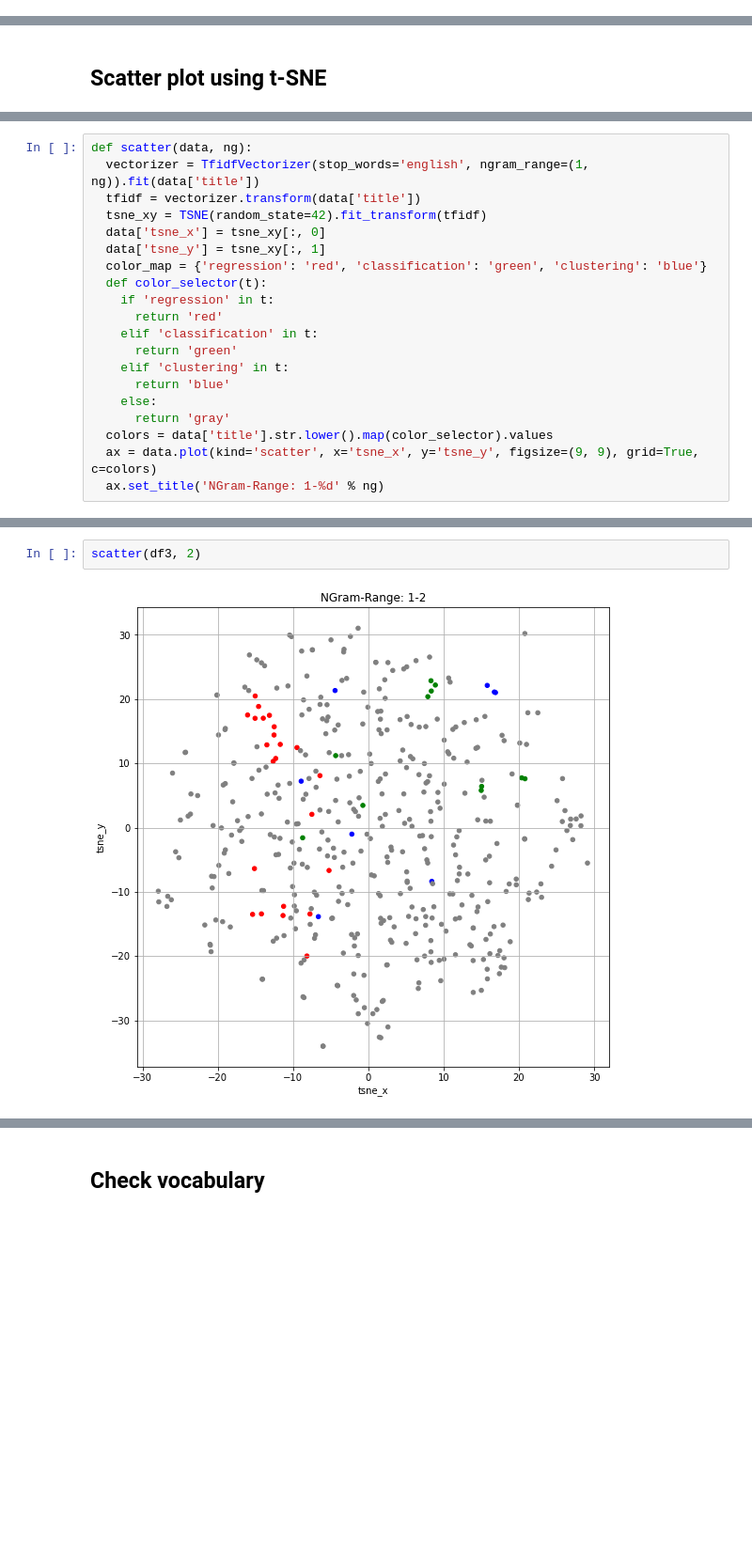
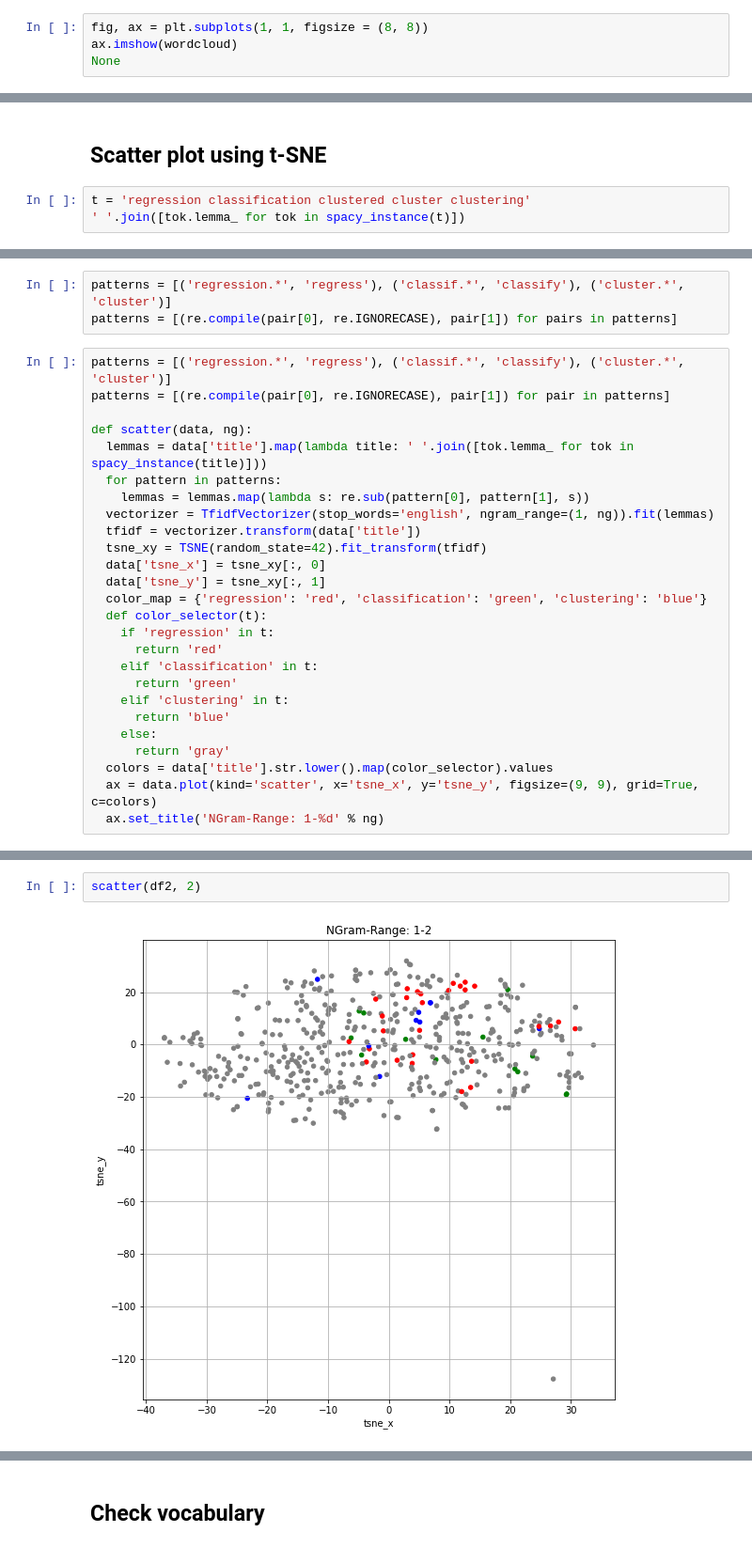
Before and after one commit to sanjaydasgupta/data-mining-of-website-articles, a Jupyter notebook: ml-blogs-eda.ipynb, the cells around one changed output, grey strips where cells are left out. Shown at 94% size. Saved outputs shown, nothing was run; the diff lists cells and outputs as text; blank space fills up the shorter version.

Commit message:
Added word cloud, Spacy, etc.

```diff
--- a/ml-blogs-eda.ipynb
+++ b/ml-blogs-eda.ipynb
@@ -34,0 +64,4 @@ df3 = df2.iloc[:442, :].copy()
+# %%
+fig, ax = plt.subplots(1, 1, figsize = (8, 8))
+ax.imshow(wordcloud)
+None
@@ -35,2 +70,5 @@ df3 = df2.iloc[:442, :].copy()
 # %% [markdown]
 ## Scatter plot using t-SNE
+# %%
+t = 'regression classification clustered cluster clustering'
+' '.join([tok.lemma_ for tok in spacy_instance(t)])
@@ -37,6 +77,15 @@ df3 = df2.iloc[:442, :].copy()
+# %%
+patterns = [('regression.*', 'regress'), ('classif.*', 'classify'), ('cluster.*', 'cluster')]
+patterns = [(re.compile(pair[0], re.IGNORECASE), pair[1]) for pairs in patterns]
 # %%
+patterns = [('regression.*', 'regress'), ('classif.*', 'classify'), ('cluster.*', 'cluster')]
+patterns = [(re.compile(pair[0], re.IGNORECASE), pair[1]) for pair in patterns]
+
 def scatter(data, ng):
-  vectorizer = TfidfVectorizer(stop_words='english', ngram_range=(1, ng)).fit(data['title'])
+  lemmas = data['title'].map(lambda title: ' '.join([tok.lemma_ for tok in spacy_instance(title)]))
+  for pattern in patterns:
+    lemmas = lemmas.map(lambda s: re.sub(pattern[0], pattern[1], s))
+  vectorizer = TfidfVectorizer(stop_words='english', ngram_range=(1, ng)).fit(lemmas)
   tfidf = vectorizer.transform(data['title'])
   tsne_xy = TSNE(random_state=42).fit_transform(tfidf)
   data['tsne_x'] = tsne_xy[:, 0]
@@ -61,4 +106,4 @@ scatter(df3, 1)
 # %%
-scatter(df3, 2)
+scatter(df2, 2)
 # %% [output]
-[figure, old version]
+[figure, new version]
```
Also changed, not shown: parts of 20 cells of this notebook.
